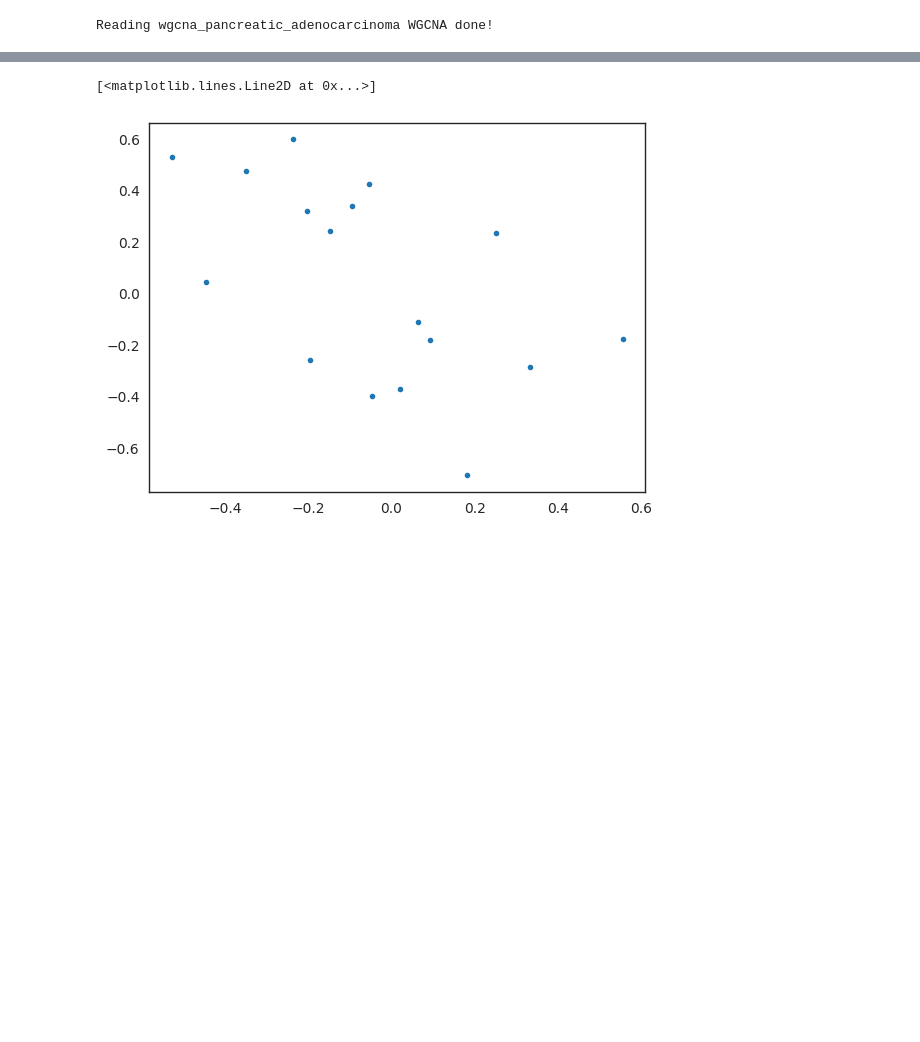
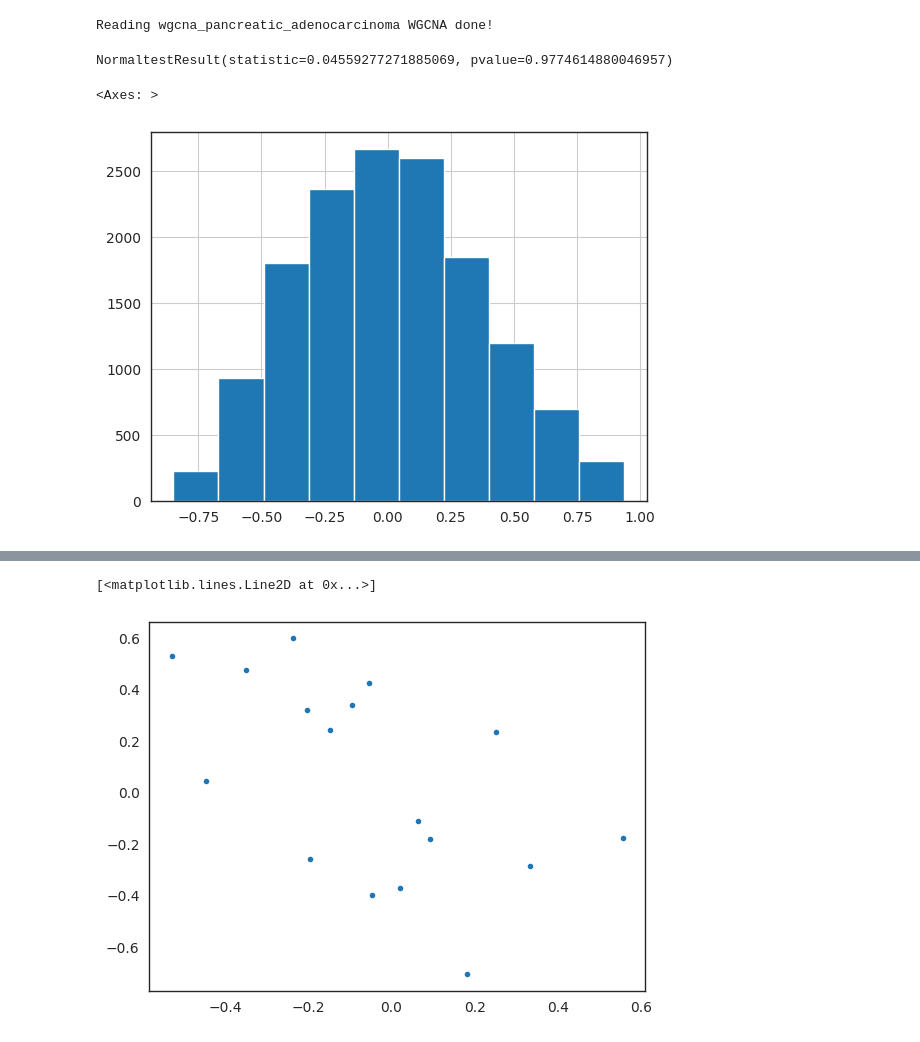
Before and after one commit to lorenzoamir/cci_circuits_paper_2025, a Jupyter notebook: code/notebook.ipynb, the cells around one changed output, grey strips where cells are left out. Saved outputs shown, nothing was run; the diff lists cells and outputs as text; code cells hidden in the pictures; blank space fills up the shorter version.

```diff
--- a/code/notebook.ipynb
+++ b/code/notebook.ipynb
@@ -192,2 +115,11 @@ kme = wgcna.signedKME
+# %%
+normaltest(np.random.normal(0, 1, 10000))
+# %% [output]
+NormaltestResult(statistic=0.04559277271885069, pvalue=0.9774614880046957)
+# %%
+kme['kMEblack'].hist()
+# %% [output]
+<Axes: >
+[figure, added]
 # %%
 corr = wgcna.signedKME.T.corr()
```
Also changed, not shown: parts of 24 cells of this notebook, 3 other files.
